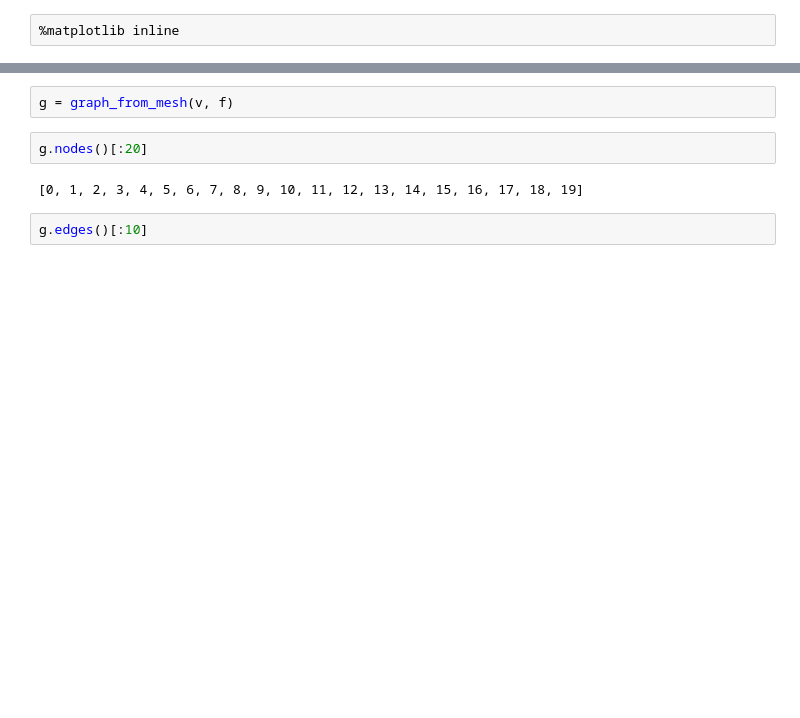
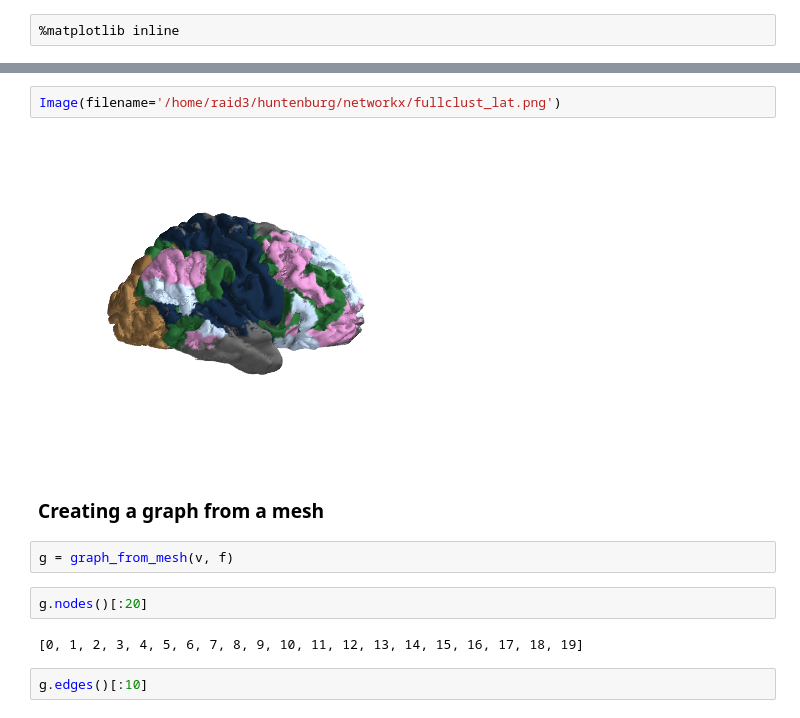
Before and after one commit to juhuntenburg/myelinconnect, a Jupyter notebook: notebooks/Networkx for meshes.ipynb, the cells around one changed output, grey strips where cells are left out. Cells and saved outputs as stored; diff of their text form; blank space fills up the shorter version.

Commit message:
updating networkx notebook

```diff
--- a/notebooks/Networkx for meshes.ipynb
+++ b/notebooks/Networkx for meshes.ipynb
@@ -20,3 +46,9 @@ sulc = np.load(sulc_file)
+# %%
+Image(filename='/home/raid3/huntenburg/networkx/fullclust_lat.png')
+# %% [output]
+[figure, added]
+# %% [markdown]
+### Creating a graph from a mesh
 # %%
 g = graph_from_mesh(v, f)
 # %%
```
Also changed, not shown: parts of 24 cells of this notebook.
